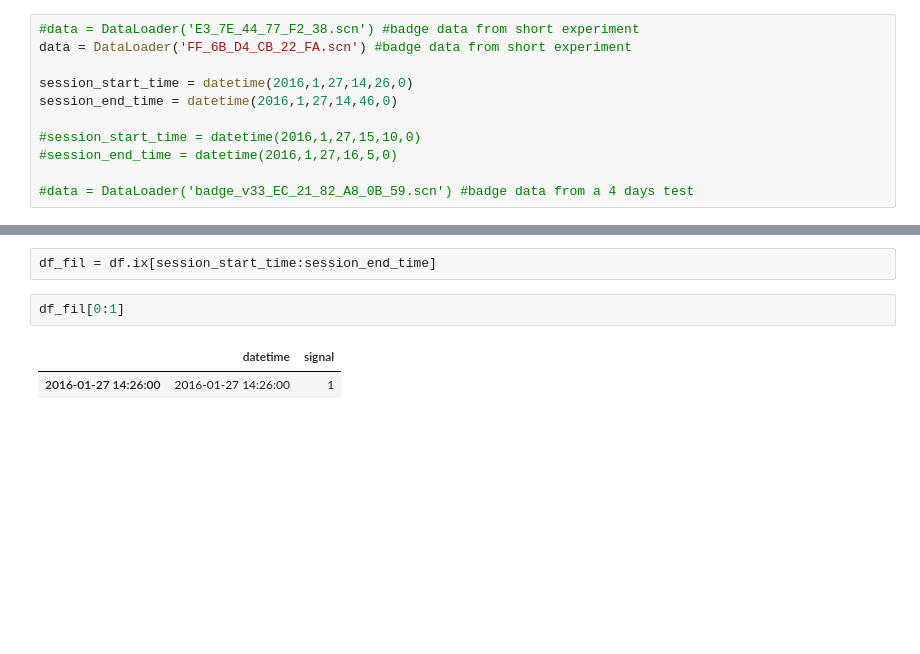
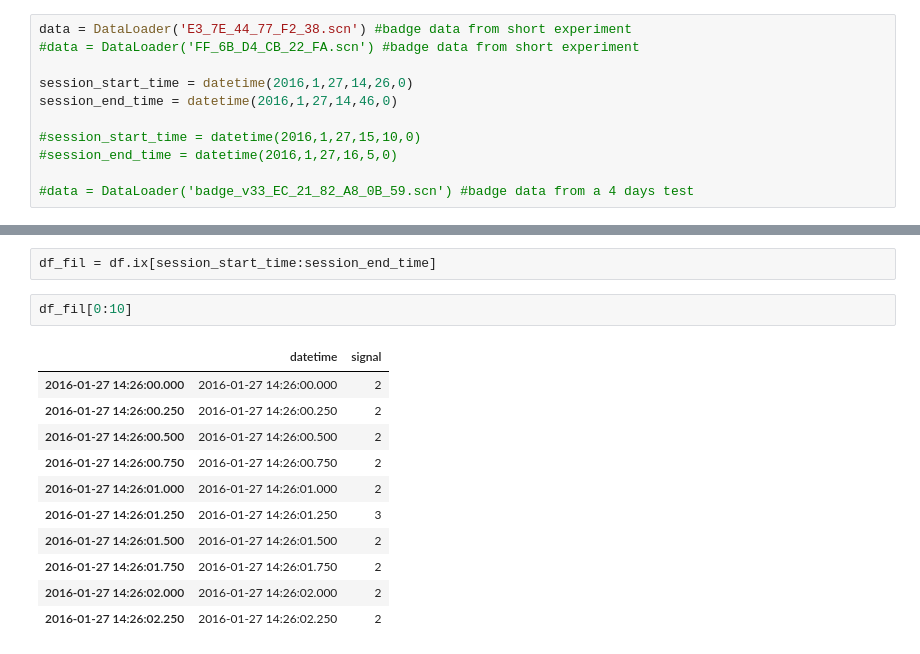
Before and after one commit to HumanDynamics/openbadge, a Jupyter notebook: src/data_analyzer/data_analyzer.ipynb, the cells around one changed output, grey strips where cells are left out. Saved outputs shown, nothing was run; the diff lists cells and outputs as text; blank space fills up the shorter version.

```diff
--- a/src/data_analyzer/data_analyzer.ipynb
+++ b/src/data_analyzer/data_analyzer.ipynb
@@ -20,8 +20,8 @@ bp.output_notebook()
 # %% [output]
 Loading BokehJS ...
 # %%
-#data = DataLoader('E3_7E_44_77_F2_38.scn') #badge data from short experiment
-data = DataLoader('FF_6B_D4_CB_22_FA.scn') #badge data from short experiment
+data = DataLoader('E3_7E_44_77_F2_38.scn') #badge data from short experiment
+#data = DataLoader('FF_6B_D4_CB_22_FA.scn') #badge data from short experiment
 
 session_start_time = datetime(2016,1,27,14,26,0)
 session_end_time = datetime(2016,1,27,14,46,0)
@@ -96,7 +94,16 @@ df = df.set_index(pd.DatetimeIndex(df['datetime']))
 # %%
 df_fil = df.ix[session_start_time:session_end_time]
 # %%
-df_fil[0:1]
+df_fil[0:10]
 # %% [output]
 |  | datetime | signal |
-| 2016-01-27 14:26:00 | 2016-01-27 14:26:00 | 1 |
+| 2016-01-27 14:26:00.000 | 2016-01-27 14:26:00.000 | 2 |
+| 2016-01-27 14:26:00.250 | 2016-01-27 14:26:00.250 | 2 |
+| 2016-01-27 14:26:00.500 | 2016-01-27 14:26:00.500 | 2 |
+| 2016-01-27 14:26:00.750 | 2016-01-27 14:26:00.750 | 2 |
+| 2016-01-27 14:26:01.000 | 2016-01-27 14:26:01.000 | 2 |
+| 2016-01-27 14:26:01.250 | 2016-01-27 14:26:01.250 | 3 |
+| 2016-01-27 14:26:01.500 | 2016-01-27 14:26:01.500 | 2 |
+| 2016-01-27 14:26:01.750 | 2016-01-27 14:26:01.750 | 2 |
+| 2016-01-27 14:26:02.000 | 2016-01-27 14:26:02.000 | 2 |
+| 2016-01-27 14:26:02.250 | 2016-01-27 14:26:02.250 | 2 |
```
Also changed, not shown: parts of 9 cells of this notebook.
